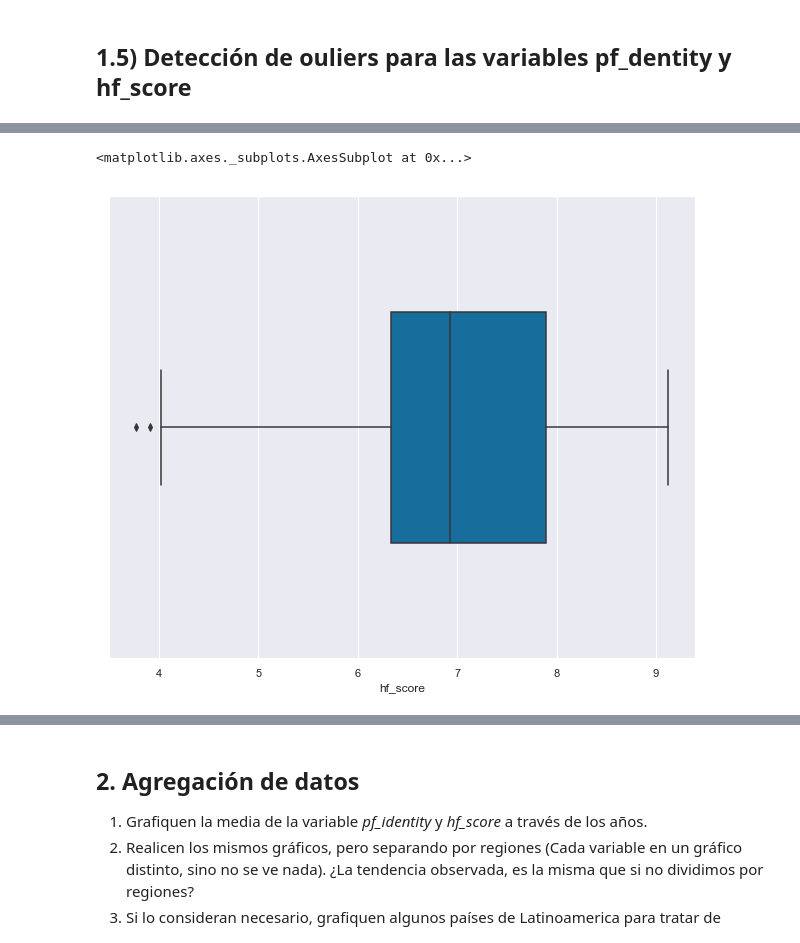
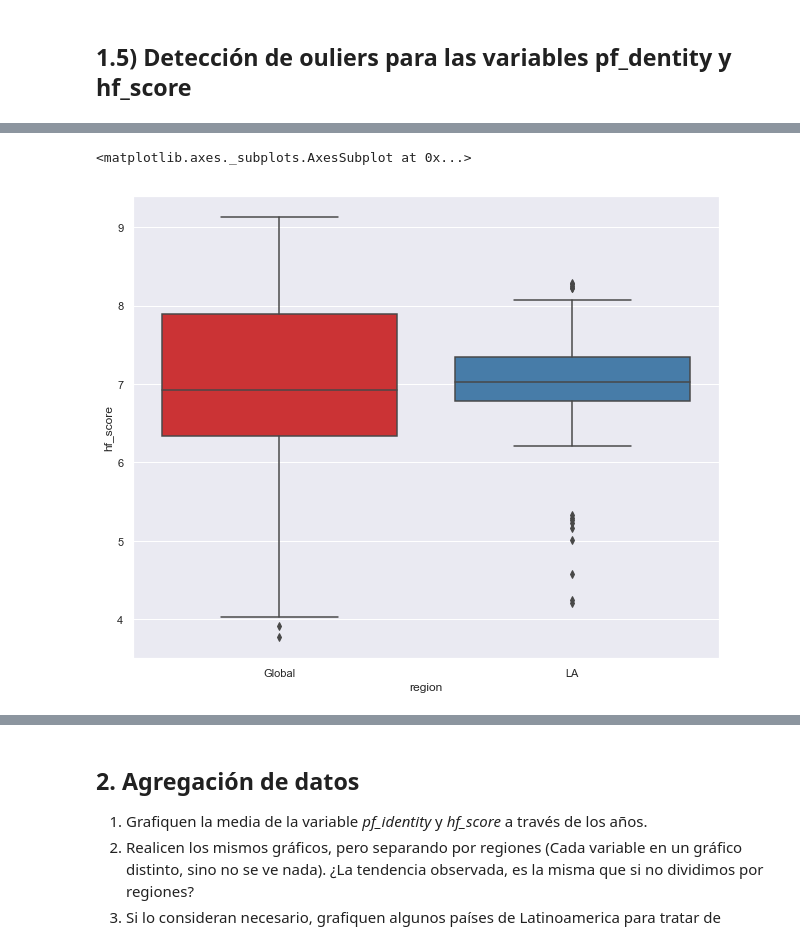
Before and after one commit to lvc0107/diplodatos, a Jupyter notebook: notebooks/practico1.ipynb, the cells around one changed output, grey strips where cells are left out. Cells and saved outputs as stored; diff of their text form; code cells hidden in the pictures.

```diff
--- a/notebooks/practico1.ipynb
+++ b/notebooks/practico1.ipynb
@@ -281,5 +248,11 @@ sb.boxplot(x=dataset['pf_identity'], width=0.5, palette="colorblind")
+# %%
+df4 = dataset[['hf_score', 'region']].copy()
+df4['region'] = 'Global'
+df5 = latin_america_data[['hf_score', 'region']].copy()
+df5['region'] = 'LA'
+df6 = df4.append(df5).copy()
 # %%
-sb.boxplot(x=dataset['hf_score'], width=0.5, palette="colorblind")
+sb.boxplot(x=df6['region'], y=df6['hf_score'], data=df6, palette="Set1")
 # %% [output]
 <matplotlib.axes._subplots.AxesSubplot at 0x...>
-[figure, old version]
+[figure, new version]
```
Also changed, not shown: parts of 15 cells of this notebook.
